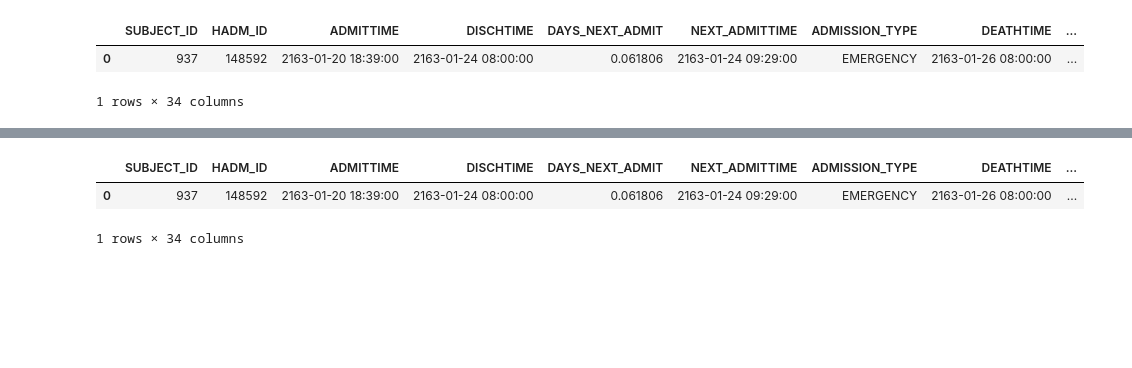
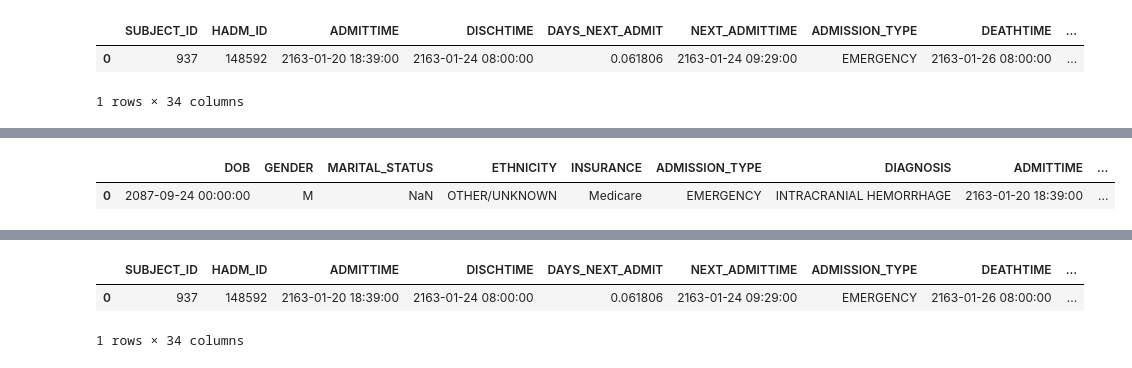
Before and after one commit to LMquentinLR/mimic_rehospitalization_prediction, a Jupyter notebook: AIQDSC27_AIQDSC28_evaluation_qlr.ipynb, the cells around one changed output, grey strips where cells are left out. Saved outputs shown, nothing was run; the diff lists cells and outputs as text; code cells hidden in the pictures; blank space fills up the shorter version.

```diff
--- a/AIQDSC27_AIQDSC28_evaluation_qlr.ipynb
+++ b/AIQDSC27_AIQDSC28_evaluation_qlr.ipynb
@@ -266,0 +369,11 @@ df_train[df_train["SUBJECT_ID"]==937]
+# %%
+kept_columns = ["DOB", "GENDER", "MARITAL_STATUS", "ETHNICITY", "INSURANCE",
+                "ADMISSION_TYPE", "DIAGNOSIS", "ADMITTIME", "DISCHTIME"]
+
+X_train = df_train[kept_columns]
+X_test = df_test[kept_columns]
+# %%
+X_train.head(1)
+# %% [output]
+|  | DOB | GENDER | MARITAL_STATUS | ETHNICITY | INSURANCE | ADMISSION_TYPE | DIAGNOSIS | ADMITTIME | ... |
+| 0 | 2087-09-24 00:00:00 | M | NaN | OTHER/UNKNOWN | Medicare | EMERGENCY | INTRACRANIAL HEMORRHAGE | 2163-01-20 18:39:00 | ... |
```
Also changed, not shown: parts of 28 cells of this notebook.
